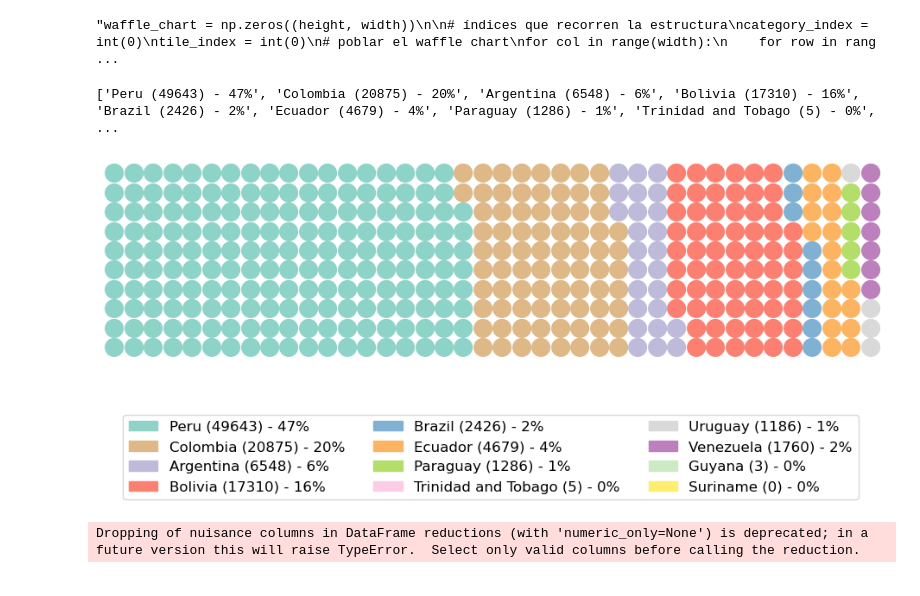
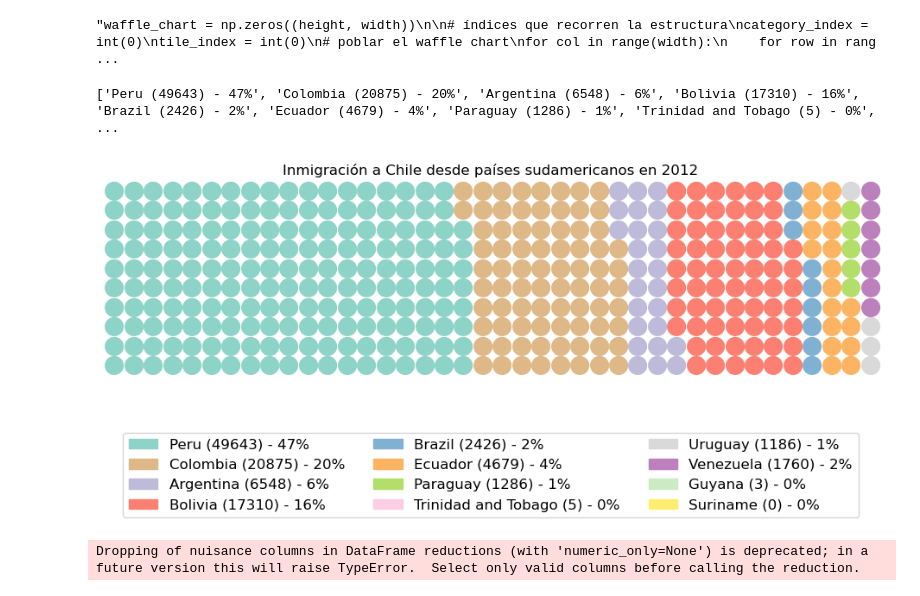
Before and after one commit to JoseRoj/VisualizacionData, a Jupyter notebook: Tarea2/T2.ipynb, the cells around one changed output. Saved outputs shown, nothing was run; the diff lists cells and outputs as text; code cells hidden in the pictures.

```diff
--- a/Tarea2/T2.ipynb
+++ b/Tarea2/T2.ipynb
@@ -179,25 +182,25 @@ print ('Waffle chart populated!')"""
 # %%
 
 from pywaffle import Waffle
 colours = ['#8dd3c7', '#deb887', '#bebada', '#fb8072',
            '#80b1d3', '#fdb462', '#b3de69', '#fccde5',  '#d9d9d9', '#bc80bd', '#ccebc5', '#ffed6f']
 colormap = plt.cm.coolwarm
-#plot_labels = [f'{i} ({str(j)} %)' for i,j in zip(df_pcb.index, tiles_per_category)]
 plot_labels = [f'{i} ({str(j)}) - {str(k)}%' for i,j,k in zip(df_pcb.index, valores,tiles_per_category1)]
 
 print(plot_labels)
 plt.figure(FigureClass=Waffle, figsize=(10,10), rows=10, columns = 40,
-                 values=list(tiles_per_category),
-                 colors = colours,
+                values=list(tiles_per_category),
+                colors = colours,
                 icons='circle',
                 font_size='16',
                 labels=plot_labels,
                 legend={'loc':'lower center', 'bbox_to_anchor': (0.5, -0.8),
                         'ncol':3, 'fontsize':12})
+plt.title('Inmigración a Chile desde países sudamericanos en 2012')
 plt.show()
 # %% [output]
 ['Peru (49643) - 47%', 'Colombia (20875) - 20%', 'Argentina (6548) - 6%', 'Bolivia (17310) - 16%', 'Brazil (2426) - 2%', 'Ecuador (4679) - 4%', 'Paraguay (1286) - 1%', 'Trinidad and Tobago (5) - 0%',  ...
-[figure, old version]
+[figure, new version]
 # %%
 import plotly.graph_objects as go
 # %%
```
Also changed, not shown: parts of 13 cells of this notebook, 2 other files.
